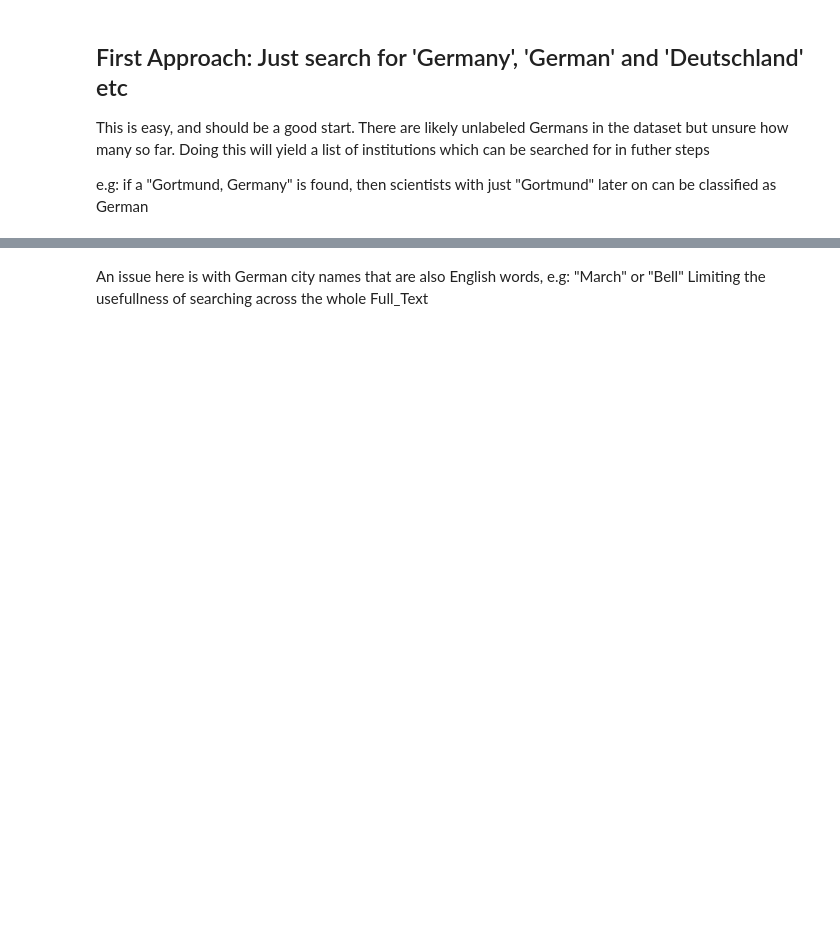
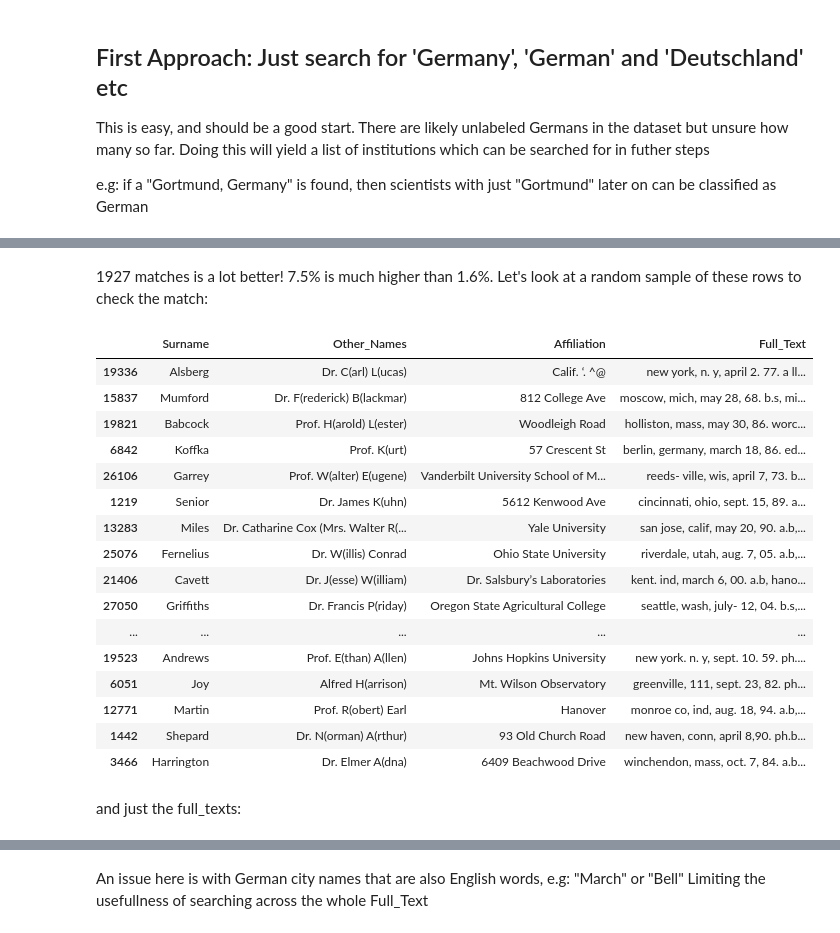
Before and after one commit to FM-ds/FM-ds.github.io, a Jupyter notebook: Gaule_work/Germans/germans.ipynb, the cells around one changed output, grey strips where cells are left out. Cells and saved outputs as stored; diff of their text form; code cells hidden in the pictures; blank space fills up the shorter version.

```diff
--- a/Gaule_work/Germans/germans.ipynb
+++ b/Gaule_work/Germans/germans.ipynb
@@ -43,3 +45,5 @@ and just fixing str types
 # %%
 # Converting NaNs and other to empty strings
 df = df.fillna('')
+
+df['Full_Text'] = df['Full_Text'].str.lower()
@@ -50,6 +56,7 @@ This is easy, and should be a good start.  There are likely unlabeled Germans in
 e.g: if a "Gortmund, Germany" is found, then scientists with just "Gortmund" later on can be classified as German
 # %%
 search_terms = ["German", "Germany", "Deutschland"]
+search_terms = [term.lower() for term in search_terms]
 # %%
 def is_de(full_text, search_terms):
     global counter
@@ -85,4 +92,4 @@ We can do this by using term frequency-inverse document frequency (tf-idf) which
 # Find term counts in de=True rows
 # Calculate tf–idf for rows with German and non-German matches
 v = TfidfVectorizer()
-x = v.fit_transform(df['full_text'])
+tf_idf = v.fit_transform(df['Full_Text'])
@@ -92,0 +119,6 @@ x = v.fit_transform(df['full_text'])
+# %%
+# Filter for rows where full_text contains any of the search terms
+counter = 0
+df['matched_terms'] = df.apply(lambda x: is_de(x['Full_Text'], search_terms), axis=1)
+df['de_2'] = df.apply(lambda x: len(x['matched_terms']) > 0, axis=1)
+df['de_2'].value_counts()
@@ -92,0 +134,24 @@ x = v.fit_transform(df['full_text'])
+# %% [markdown]
+1927 matches is a lot better! 7.5% is much higher than 1.6%. Let's look at a random sample of these rows to check the match:
+# %%
+df[df['de_2'] == True][["Surname", "Other_Names", "Affiliation", "Full_Text"]].sample(20)
+# %% [output]
+|  | Surname | Other_Names | Affiliation | Full_Text |
+| 19336 | Alsberg | Dr. C(arl) L(ucas) | Calif. ‘. ^@ | new york, n. y, april 2. 77. a ll... |
+| 15837 | Mumford | Dr. F(rederick) B(lackmar) | 812 College Ave | moscow, mich, may 28, 68. b.s, mi... |
+| 19821 | Babcock | Prof. H(arold) L(ester) | Woodleigh Road | holliston, mass, may 30, 86. worc... |
+| 6842 | Koffka | Prof. K(urt) | 57 Crescent St | berlin, germany, march 18, 86. ed... |
+| 26106 | Garrey | Prof. W(alter) E(ugene) | Vanderbilt University School of M... | reeds- ville, wis, april 7, 73. b... |
+| 1219 | Senior | Dr. James K(uhn) | 5612 Kenwood Ave | cincinnati, ohio, sept. 15, 89. a... |
+| 13283 | Miles | Dr. Catharine Cox (Mrs. Walter R(... | Yale University | san jose, calif, may 20, 90. a.b,... |
+| 25076 | Fernelius | Dr. W(illis) Conrad | Ohio State University | riverdale, utah, aug. 7, 05. a.b,... |
+| 21406 | Cavett | Dr. J(esse) W(illiam) | Dr. Salsbury’s Laboratories | kent. ind, march 6, 00. a.b, hano... |
+| 27050 | Griffiths | Dr. Francis P(riday) | Oregon State Agricultural College | seattle, wash, july- 12, 04. b.s,... |
+| ... | ... | ... | ... | ... |
+| 19523 | Andrews | Prof. E(than) A(llen) | Johns Hopkins University | new york. n. y, sept. 10. 59. ph.... |
+| 6051 | Joy | Alfred H(arrison) | Mt. Wilson Observatory | greenville, 111, sept. 23, 82. ph... |
+| 12771 | Martin | Prof. R(obert) Earl | Hanover | monroe co, ind, aug. 18, 94. a.b,... |
+| 1442 | Shepard | Dr. N(orman) A(rthur) | 93 Old Church Road | new haven, conn, april 8,90. ph.b... |
+| 3466 | Harrington | Dr. Elmer A(dna) | 6409 Beachwood Drive | winchendon, mass, oct. 7, 84. a.b... |
+# %% [markdown]
+and just the full_texts:
```
Also changed, not shown: parts of 33 cells of this notebook, 53 other files.
